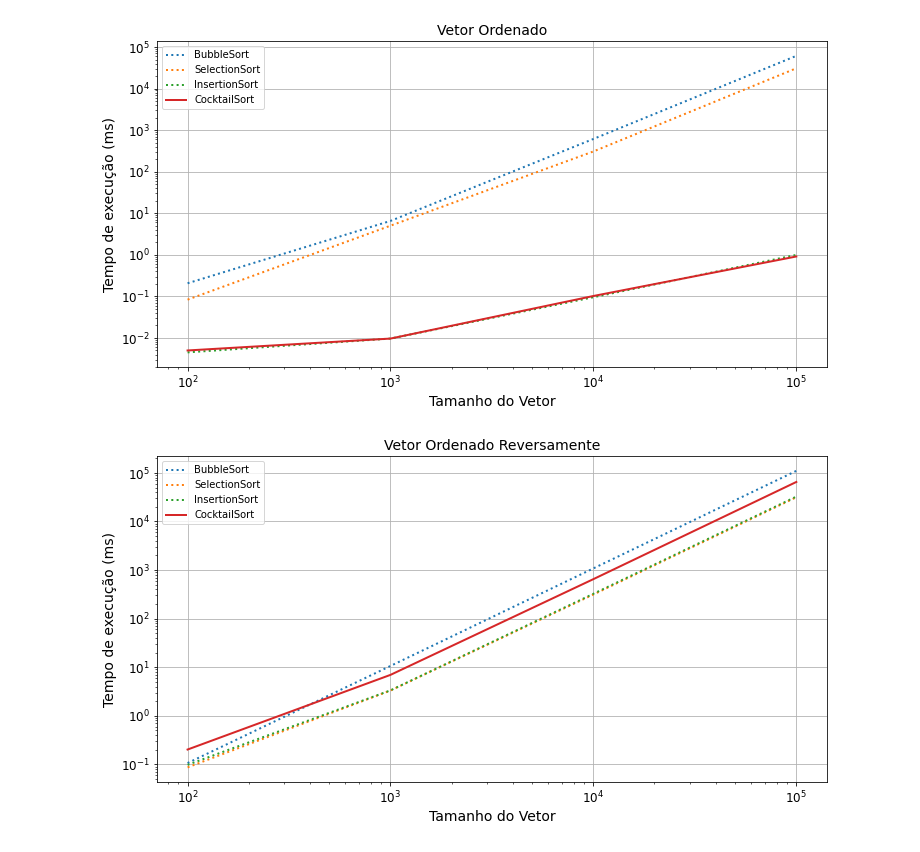
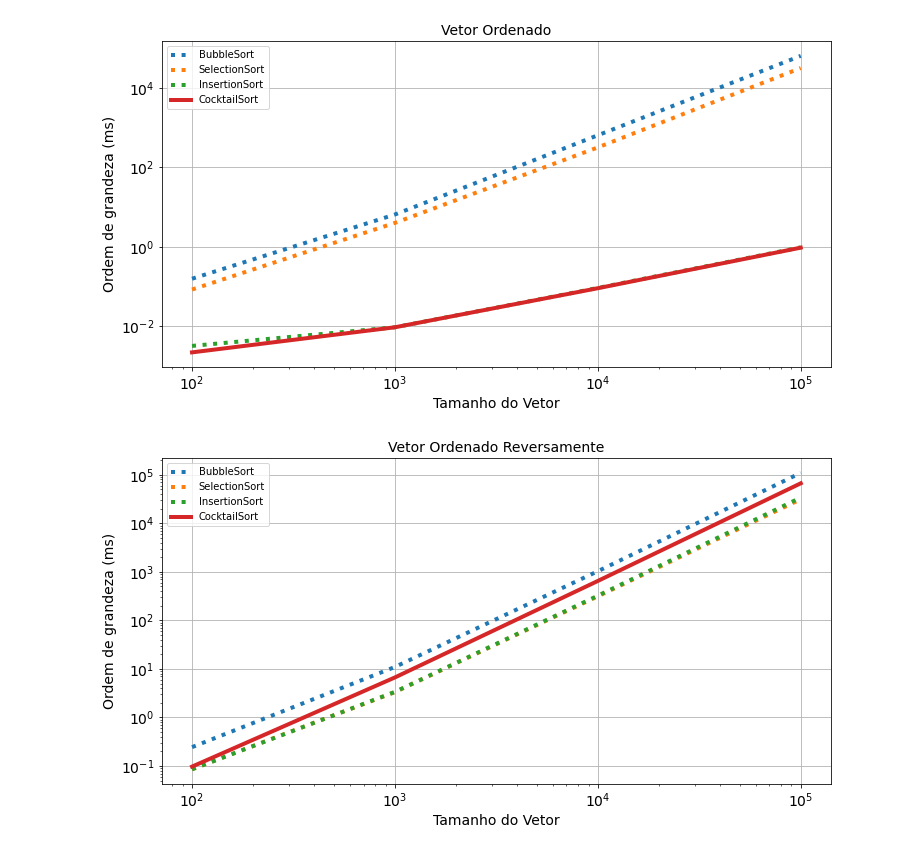
Before and after one commit to Mat-Alexandre/metodologia-testes-algoritmos, a Jupyter notebook: CODIGO/Gerador dos gráficos.ipynb, the cells around one changed output. Drawn from its saved outputs; the diff is of its cells as text; code cells hidden in the pictures.

```diff
--- a/CODIGO/Gerador dos gráficos.ipynb
+++ b/CODIGO/Gerador dos gráficos.ipynb
@@ -3,43 +3,45 @@ import matplotlib.pyplot as plt
 import numpy as np
 # %%
 def plot_line_chart(exec_time, title, fig_name):
-    plt.subplots(figsize=(12, 6))
-    plt.plot([100, 1000, 10000, 100000], exec_time[0], ':', linewidth=2, label='BubbleSort')
-    plt.plot([100, 1000, 10000, 100000], exec_time[1], ':', linewidth=2, label='SelectionSort')
-    plt.plot([100, 1000, 10000, 100000], exec_time[2], ':', linewidth=2, label='InsertionSort')
-    plt.plot([100, 1000, 10000, 100000], exec_time[3], linewidth=2, label='CocktailSort')
-    plt.title(title, fontsize=14)
-    plt.xlabel('Tamanho do Vetor', fontsize=14)
-    plt.ylabel('Tempo de execução (ms)', fontsize=14)
-    plt.tick_params(axis='both', which='major', labelsize=12)
-    plt.yscale('log')
-    plt.xscale('log')
-    plt.legend()
-    plt.grid(True)
+    fig, ax =plt.subplots(figsize=(12, 6))
+    x = [100, 1000, 10000, 100000]
+    ax.plot(x, exec_time[0], ':', linewidth=4, label='BubbleSort')
+    ax.plot(x, exec_time[1], ':', linewidth=4, label='SelectionSort')
+    ax.plot(x, exec_time[2], ':', linewidth=4, label='InsertionSort')
+    ax.plot(x, exec_time[3], linewidth=4, label='CocktailSort')
 
-    fig2 = plt.gcf()
-    fig2.savefig(fig_name, format='png')
+    ax.set_title(title, fontsize=14)
+    ax.set_xlabel('Tamanho do Vetor', fontsize=14)
+    ax.set_ylabel('Ordem de grandeza (ms)', fontsize=14)
+    ax.tick_params(axis='both', which='major', labelsize=14)
+    ax.set_yscale('log')
+    ax.set_xscale('log')
+    ax.legend()
+    ax.grid(True)
+
+    fig = plt.gcf()
+    fig.savefig('../DADOS/'+fig_name, format='png')
 
     plt.show()
 # %%
 exec_time = [
-    [0.2070, 6.543667, 614.108, 61273.7058],
-    [0.0835, 5.028667, 307.2975, 30785.2654],
-    [0.0045, 0.009667, 0.0955, 0.9972],
-    [0.005, 0.009667, 0.10225, 0.9128]
+    [0.1562, 6.4324, 631.7196, 62581.951],
+    [0.0836, 3.9638, 312.6686, 30941.3608],
+    [0.0032, 0.0094, 0.0918, 0.961],
+    [0.0022, 0.0094, 0.0902, 0.9436]
 ]
 plot_line_chart(exec_time, 'Vetor Ordenado', 'vetor_ordenado.png')
 # %% [output]
-[figure, old version]
+[figure, new version]
 # %%
 exec_time = [
-    [0.10606, 10.6057, 1081.858, 110085.841],
-    [0.0865, 3.308333, 313.58025, 31483.8068],
-    [0.0975, 3.332, 324.5165, 32509.2006],
-    [0.2015, 6.944667, 649.8775, 65042.8578]
+    [0.2448, 10.982, 1031.6158, 109475.8996],
+    [0.0862, 3.3314, 313.2096, 31366.3426],
+    [0.0852, 3.3662, 323.0028, 33934.1042],
+    [0.0972, 6.6828, 649.9048, 66755.8858]
 ]
 plot_line_chart(exec_time, 'Vetor Ordenado Reversamente', 'vetor_reverso.png')
 # %% [output]
-[figure, old version]
+[figure, new version]
 # %%
 exec_time = [
```
Also changed, not shown: parts of 1 cell of this notebook, 6 other files.
